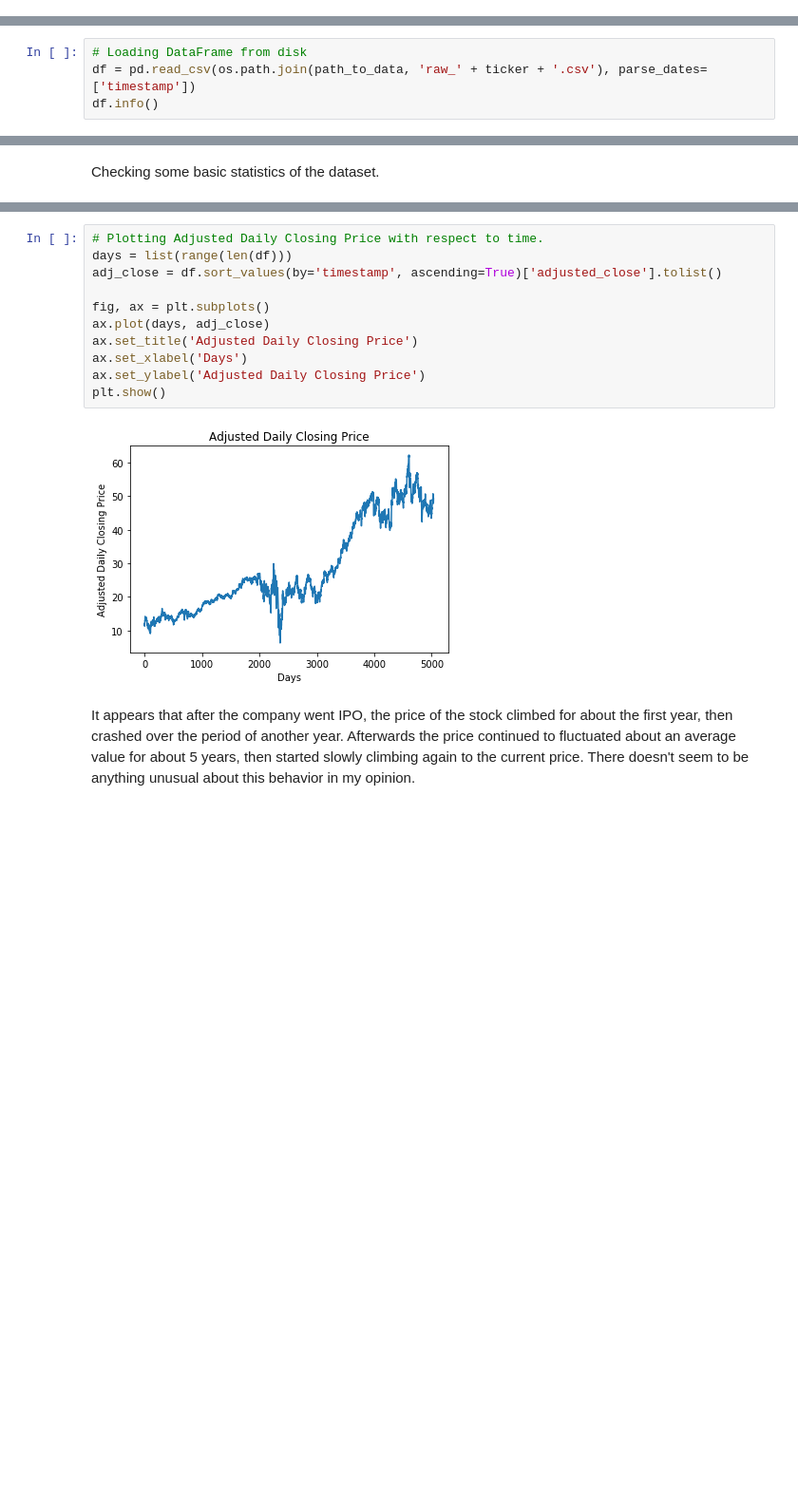
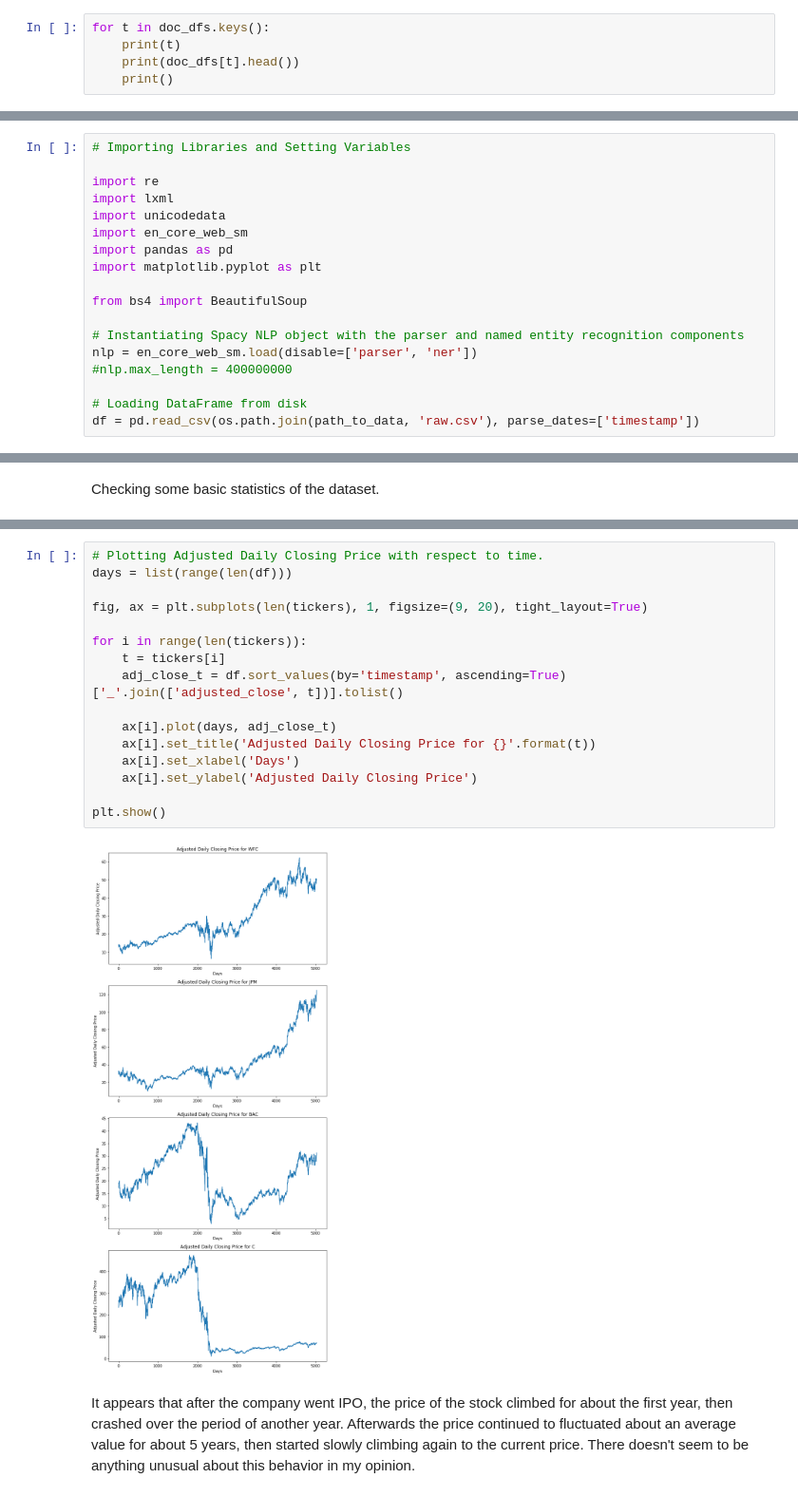
Before and after one commit to Evbor/Stock_Analysis, a Jupyter notebook: research/model_v1/FinTech.ipynb, the cells around one changed output, grey strips where cells are left out. Shown at 95% size. Saved outputs shown, nothing was run; the diff lists cells and outputs as text; blank space fills up the shorter version.

```diff
--- a/research/model_v1/FinTech.ipynb
+++ b/research/model_v1/FinTech.ipynb
@@ -456,0 +500,5 @@ Checking if dataframes were merged properly.
+# %%
+for t in doc_dfs.keys():
+    print(t)
+    print(doc_dfs[t].head())
+    print()
@@ -561,0 +653,18 @@ import matplotlib.pyplot as plt
+# %%
+# Importing Libraries and Setting Variables
+
+import re
+import lxml
+import unicodedata
+import en_core_web_sm
+import pandas as pd
+import matplotlib.pyplot as plt
+
+from bs4 import BeautifulSoup
+
+# Instantiating Spacy NLP object with the parser and named entity recognition components
+nlp = en_core_web_sm.load(disable=['parser', 'ner'])
+#nlp.max_length = 400000000
+
+# Loading DataFrame from disk
+df = pd.read_csv(os.path.join(path_to_data, 'raw.csv'), parse_dates=['timestamp'])
@@ -568,4 +696,0 @@ Loading the dataframe with the pricing data.
-# %%
-# Loading DataFrame from disk
-df = pd.read_csv(os.path.join(path_to_data, 'raw_' + ticker + '.csv'), parse_dates=['timestamp'])
-df.info()
@@ -602,16 +712,21 @@ df.describe()
 # %%
 # Plotting Adjusted Daily Closing Price with respect to time.
 days = list(range(len(df)))
-adj_close = df.sort_values(by='timestamp', ascending=True)['adjusted_close'].tolist()
 
-fig, ax = plt.subplots()
-ax.plot(days, adj_close)
-ax.set_title('Adjusted Daily Closing Price')
-ax.set_xlabel('Days')
-ax.set_ylabel('Adjusted Daily Closing Price')
+fig, ax = plt.subplots(len(tickers), 1, figsize=(9, 20), tight_layout=True)
+
+for i in range(len(tickers)):
+    t = tickers[i]
+    adj_close_t = df.sort_values(by='timestamp', ascending=True)['_'.join(['adjusted_close', t])].tolist()
+
+    ax[i].plot(days, adj_close_t)
+    ax[i].set_title('Adjusted Daily Closing Price for {}'.format(t))
+    ax[i].set_xlabel('Days')
+    ax[i].set_ylabel('Adjusted Daily Closing Price')
+
 plt.show()
 # %% [output]
-[figure, old version]
+[figure, new version]
 # %% [markdown]
 It appears that after the company went IPO, the price of the stock climbed for about the first year, then crashed over the period of another year. Afterwards the price continued to fluctuated about an average value for about 5 years, then started slowly climbing again to the current price. There doesn't seem to be anything unusual about this behavior in my opinion.
 # %%
```
Also changed, not shown: parts of 159 cells of this notebook, 5 other files.
